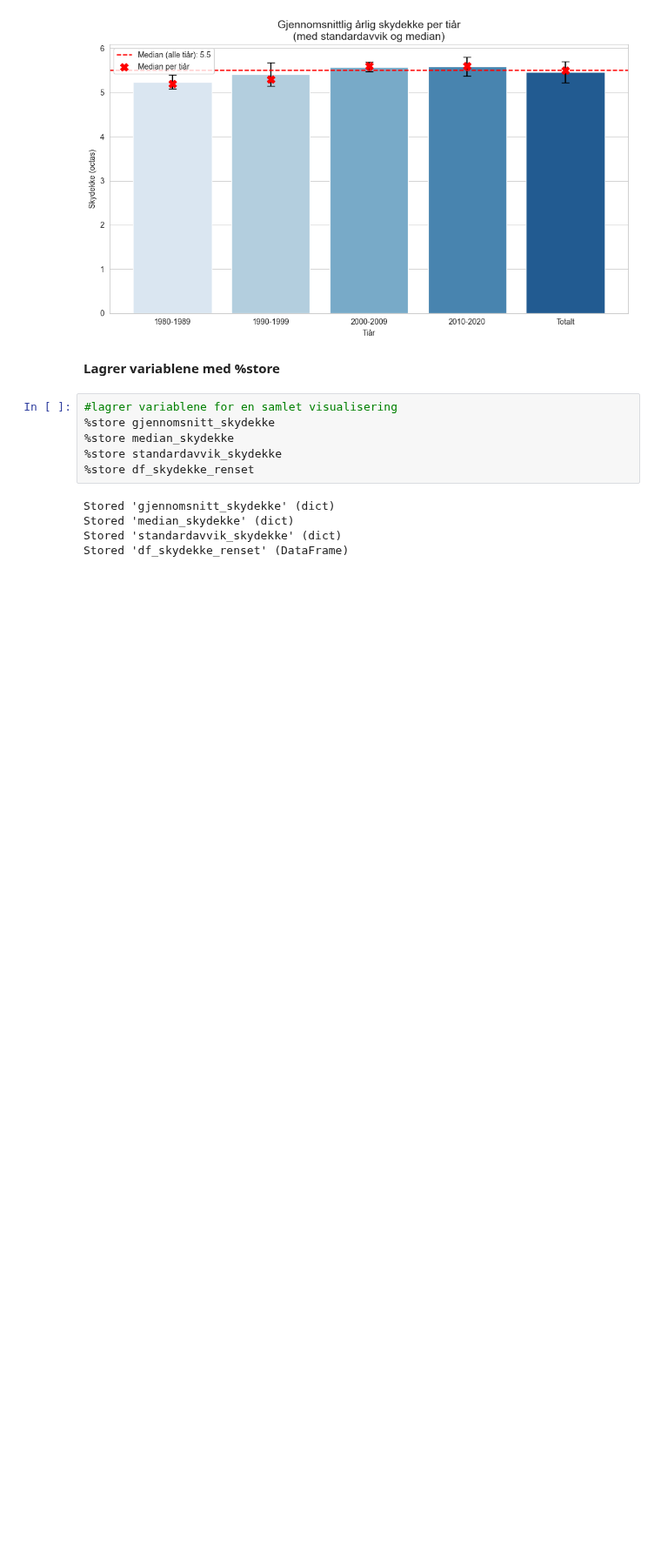
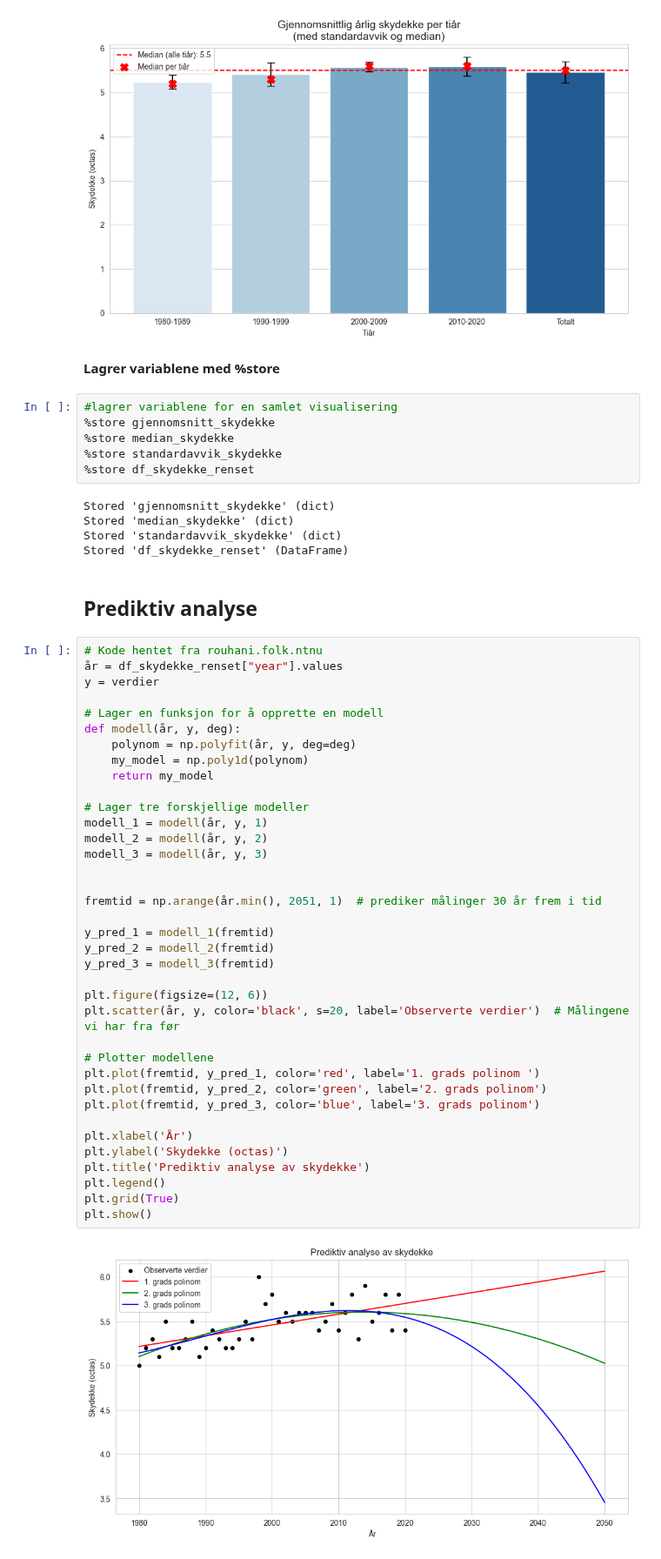
Before and after one commit to hannahnygard/TDT4114-milj.dataanalyse, a Jupyter notebook: proj_environment-main/notebooks/skydekke.ipynb, the cells around one changed output. Shown at 87% size. Cells and saved outputs as stored; diff of their text form; blank space fills up the shorter version.

Commit message:
Laget predikteringer av skydekke

```diff
--- a/proj_environment-main/notebooks/skydekke.ipynb
+++ b/proj_environment-main/notebooks/skydekke.ipynb
@@ -219,3 +220,44 @@ Stored 'gjennomsnitt_skydekke' (dict)
 Stored 'median_skydekke' (dict)
 Stored 'standardavvik_skydekke' (dict)
 Stored 'df_skydekke_renset' (DataFrame)
+# %% [markdown]
+## Prediktiv analyse
+# %%
+# Kode hentet fra rouhani.folk.ntnu
+år = df_skydekke_renset["year"].values
+y = verdier
+
+# Lager en funksjon for å opprette en modell
+def modell(år, y, deg):
+    polynom = np.polyfit(år, y, deg=deg)
+    my_model = np.poly1d(polynom)
+    return my_model
+
+# Lager tre forskjellige modeller
+modell_1 = modell(år, y, 1)
+modell_2 = modell(år, y, 2)
+modell_3 = modell(år, y, 3)
+
+
+fremtid = np.arange(år.min(), 2051, 1)  # prediker målinger 30 år frem i tid
+
+y_pred_1 = modell_1(fremtid)
+y_pred_2 = modell_2(fremtid)
+y_pred_3 = modell_3(fremtid)
+
+plt.figure(figsize=(12, 6))
+plt.scatter(år, y, color='black', s=20, label='Observerte verdier')  # Målingene vi har fra før
+
+# Plotter modellene
+plt.plot(fremtid, y_pred_1, color='red', label='1. grads polinom ')
+plt.plot(fremtid, y_pred_2, color='green', label='2. grads polinom')
+plt.plot(fremtid, y_pred_3, color='blue', label='3. grads polinom')
+
+plt.xlabel('År')
+plt.ylabel('Skydekke (octas)')
+plt.title('Prediktiv analyse av skydekke')
+plt.legend()
+plt.grid(True)
+plt.show()
+# %% [output]
+[figure, added]
```
Also changed, not shown: parts of 5 cells of this notebook, 1 other file.
